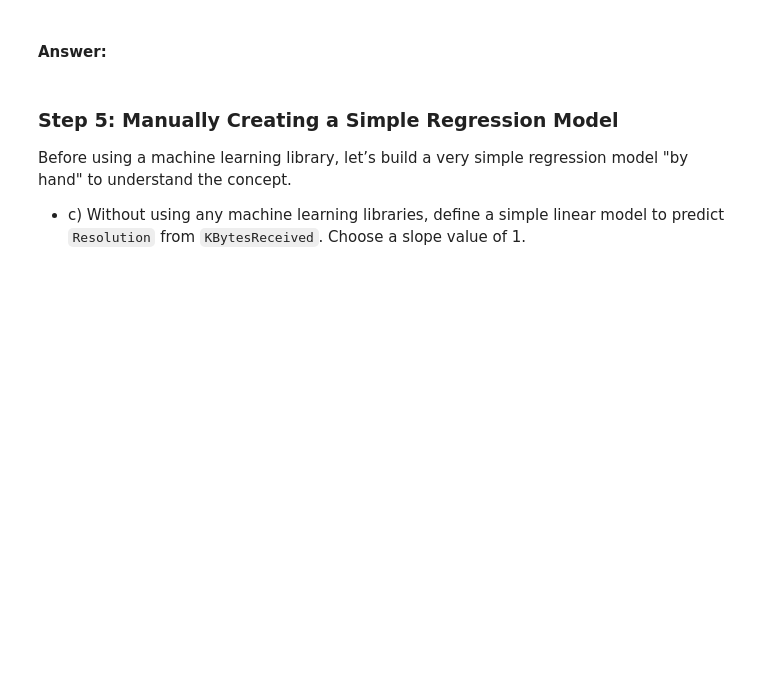
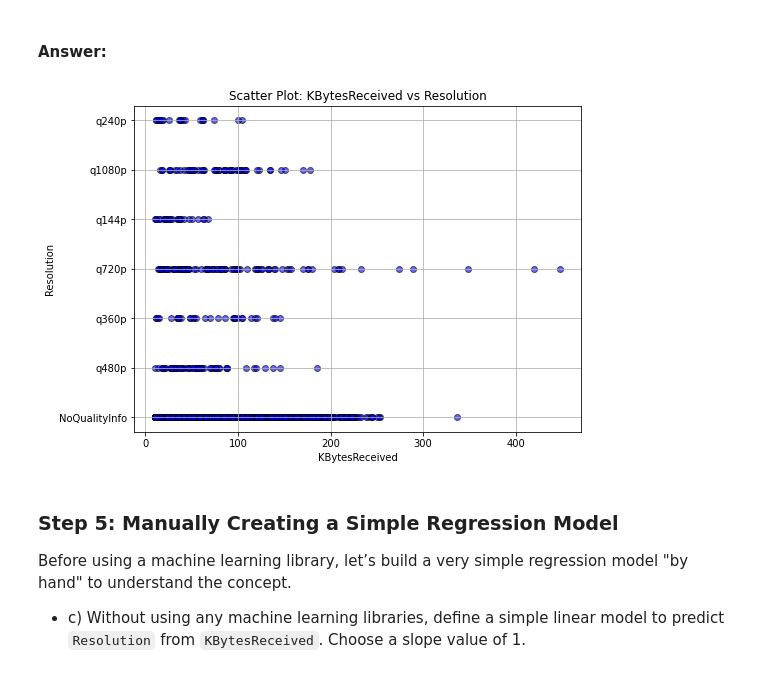
Before and after one commit to tvtrungg/MADRE-SU, a Jupyter notebook: TP1/tp1_regression.ipynb, the cells around one changed output. Saved outputs shown, nothing was run; the diff lists cells and outputs as text; code cells hidden in the pictures; blank space fills up the shorter version.

```diff
--- a/TP1/tp1_regression.ipynb
+++ b/TP1/tp1_regression.ipynb
@@ -353,9 +715,9 @@ Make sure your dataset is accessible. This example assumes a file named `network
 ##### Answer:
 # %%
 # TODO:
-filename = "..."
+filename = "network_data.csv"
 df = pd.read_csv(filename)
 # %%
 # Preview the dataset
-df=df.rename(columns={'label_num':'Resolution'})
+df=df.rename(columns={'label':'Resolution'})
 df.head()
@@ -387,6 +775,21 @@ Before training the model, it's helpful to visualize the relationship between th
 #### Answer:
 # %%
 ## TODO:
+# Créer le scatter plot
+plt.figure(figsize=(8, 6))
+plt.scatter(X, y, color='blue', alpha=0.6, edgecolor='k')
+plt.title("Scatter Plot: KBytesReceived vs Resolution")
+plt.xlabel("KBytesReceived")
+plt.ylabel("Resolution")
+plt.grid(True)
+
+# Sauvegarder le graphique en PDF
+plt.savefig("scatter_plot1.pdf")
+
+# Afficher le graphique à l'écran
+plt.show()
+# %% [output]
+[figure, added]
 # %% [markdown]
 ### Step 5: Manually Creating a Simple Regression Model
 
```
Also changed, not shown: parts of 22 cells of this notebook, 6 other files.
